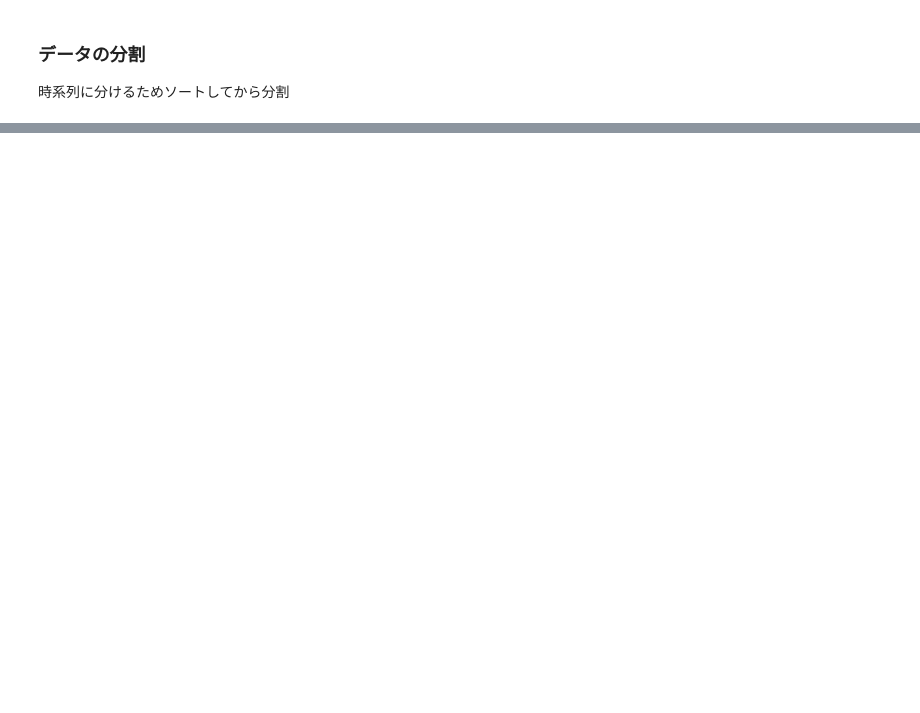
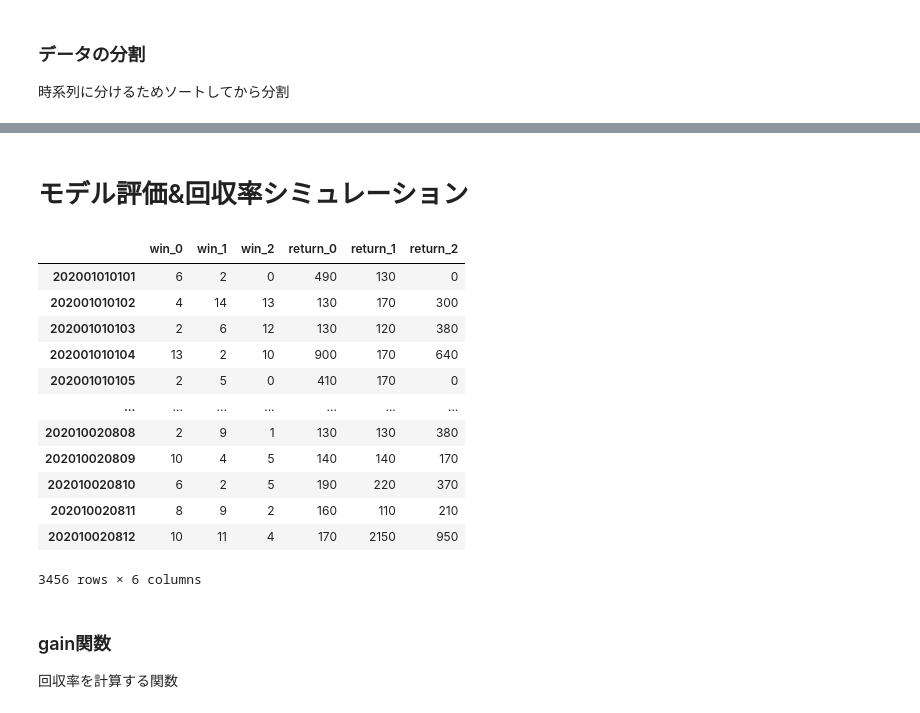
Before and after one commit to aritanaoya/Titanic_Kaggle, a Jupyter notebook: keibaAI.ipynb, the cells around one changed output, grey strips where cells are left out. Drawn from its saved outputs; the diff is of its cells as text; code cells hidden in the pictures; blank space fills up the shorter version.

```diff
--- a/keibaAI.ipynb
+++ b/keibaAI.ipynb
@@ -751,0 +1014,28 @@ train, test = split_data(r.data_c)
+# %% [markdown]
+# モデル評価&回収率シミュレーション
+# %%
+#pickleのバージョンを修正
+with open('return_tables.pickle', "rb") as fh:
+  data = pickle.load(fh)
+data.to_pickle('return_tables.pickle')
+#pickleの読み込み
+rt = Return.read_pickle(['return_tables.pickle'])
+rt.fukusho #jupyterで表示
+# %% [output]
+|  | win_0 | win_1 | win_2 | return_0 | return_1 | return_2 |
+| 202001010101 | 6 | 2 | 0 | 490 | 130 | 0 |
+| 202001010102 | 4 | 14 | 13 | 130 | 170 | 300 |
+| 202001010103 | 2 | 6 | 12 | 130 | 120 | 380 |
+| 202001010104 | 13 | 2 | 10 | 900 | 170 | 640 |
+| 202001010105 | 2 | 5 | 0 | 410 | 170 | 0 |
+| ... | ... | ... | ... | ... | ... | ... |
+| 202010020808 | 2 | 9 | 1 | 130 | 130 | 380 |
+| 202010020809 | 10 | 4 | 5 | 140 | 140 | 170 |
+| 202010020810 | 6 | 2 | 5 | 190 | 220 | 370 |
+| 202010020811 | 8 | 9 | 2 | 160 | 110 | 210 |
+| 202010020812 | 10 | 11 | 4 | 170 | 2150 | 950 |
+3456 rows × 6 columns
+# %% [markdown]
+### gain関数
+
+回収率を計算する関数
```
Also changed, not shown: parts of 54 cells of this notebook.
